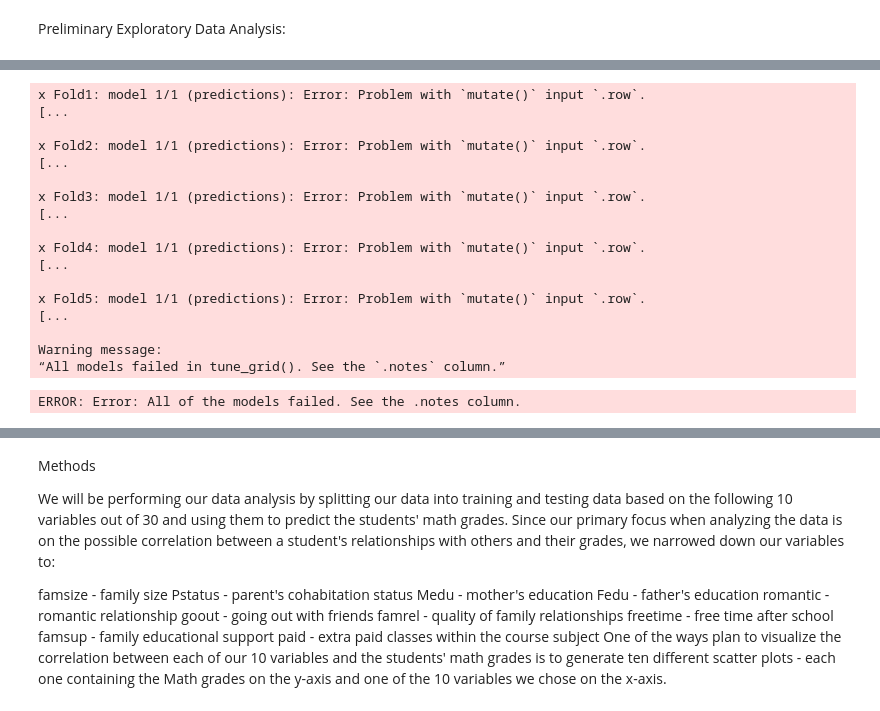
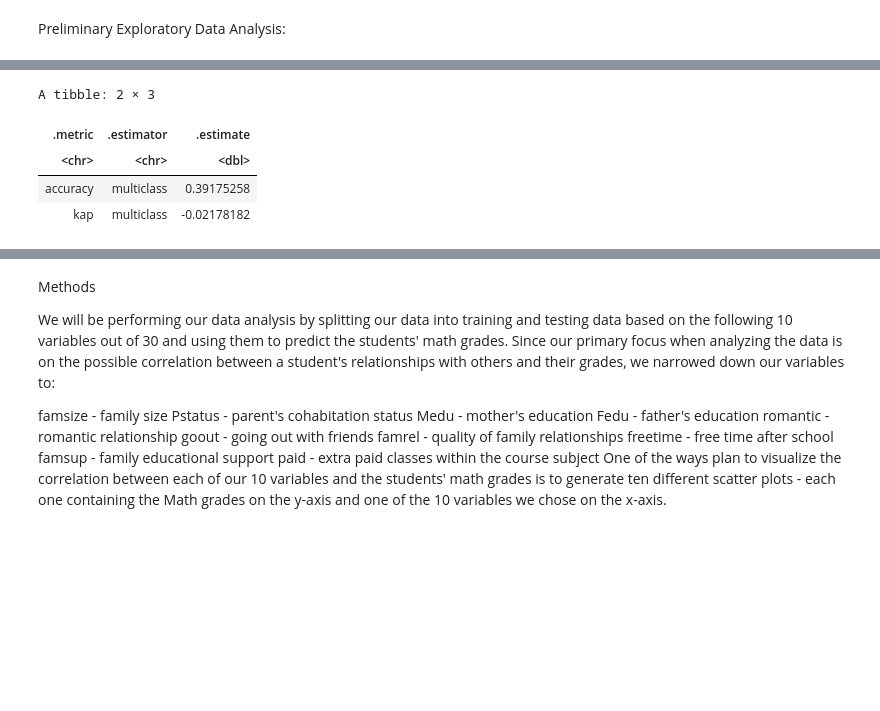
Before and after one commit to nishant-sr/StudentGrades_Project, a Jupyter notebook: proposal.ipynb, the cells around one changed output, grey strips where cells are left out. Drawn from its saved outputs; the diff is of its cells as text; code cells hidden in the pictures; blank space fills up the shorter version.

```diff
--- a/proposal.ipynb
+++ b/proposal.ipynb
@@ -258,28 +251,25 @@ ERROR: Error: All of the models failed. See the .notes column.
-# %%
-grades_recipe_unscaled <- recipe(grade_category ~., data = grades_train_predictors) %>%
-    step_upsample(grade_category, over_ratio = 1, skip = FALSE)
-
-grades_results_unscaled <- workflow() %>%
-  add_recipe(grades_recipe_unscaled) %>%
-  add_model(grades_knn_spec) %>%
-  tune_grid(resamples = grades_vfold, grid = 10) %>% # grid = 10 indicates tuning should try 10 values for K
-  collect_metrics()
-# %% [output]
-x Fold1: model 1/1 (predictions): Error: Problem with `mutate()` input `.row`.
-[...
-
-x Fold2: model 1/1 (predictions): Error: Problem with `mutate()` input `.row`.
-[...
-
-x Fold3: model 1/1 (predictions): Error: Problem with `mutate()` input `.row`.
-[...
-
-x Fold4: model 1/1 (predictions): Error: Problem with `mutate()` input `.row`.
-[...
-
-x Fold5: model 1/1 (predictions): Error: Problem with `mutate()` input `.row`.
-[...
-
-Warning message:
-“All models failed in tune_grid(). See the `.notes` column.”
-ERROR: Error: All of the models failed. See the .notes column.
+# %%
+# from the accuracy vs. neighbors graph, it seems like k = 1 produces the best accuracy, so we will use k = 1 in our final classication algorithm
+
+# create final model specification using k = 1
+grades_spec_final <- nearest_neighbor(weight_func = "rectangular", neighbors = 1) %>%
+  set_engine("kknn") %>%
+  set_mode("classification")
+
+
+grades_fit <- workflow() %>%
+  add_recipe(grades_recipe) %>%
+  add_model(grades_spec_final) %>%
+  fit(data = grades_scaled)
+
+# obtain grade_category prediction accuracy using testing dataset
+grades_test_predictions <- predict(grades_fit, grades_test) %>%
+  bind_cols(grades_test) %>%
+  metrics(truth = grade_category, estimate = .pred_class)
+grades_test_predictions
+# %% [output]
+A tibble: 2 × 3
+| .metric | .estimator | .estimate |
+| <chr> | <chr> | <dbl> |
+| accuracy | multiclass | 0.39175258 |
+| kap | multiclass | -0.02178182 |
```
Also changed, not shown: parts of 5 cells of this notebook.
